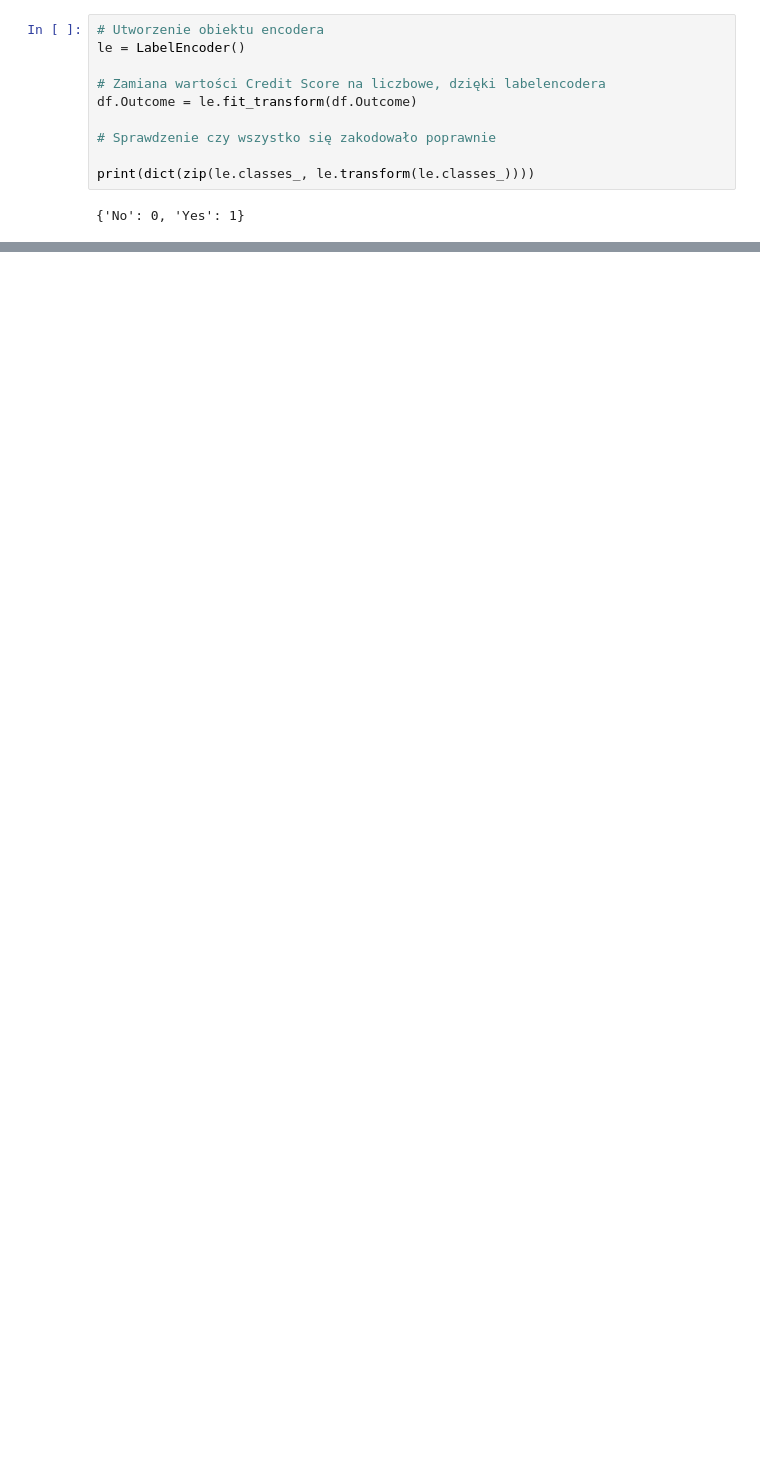
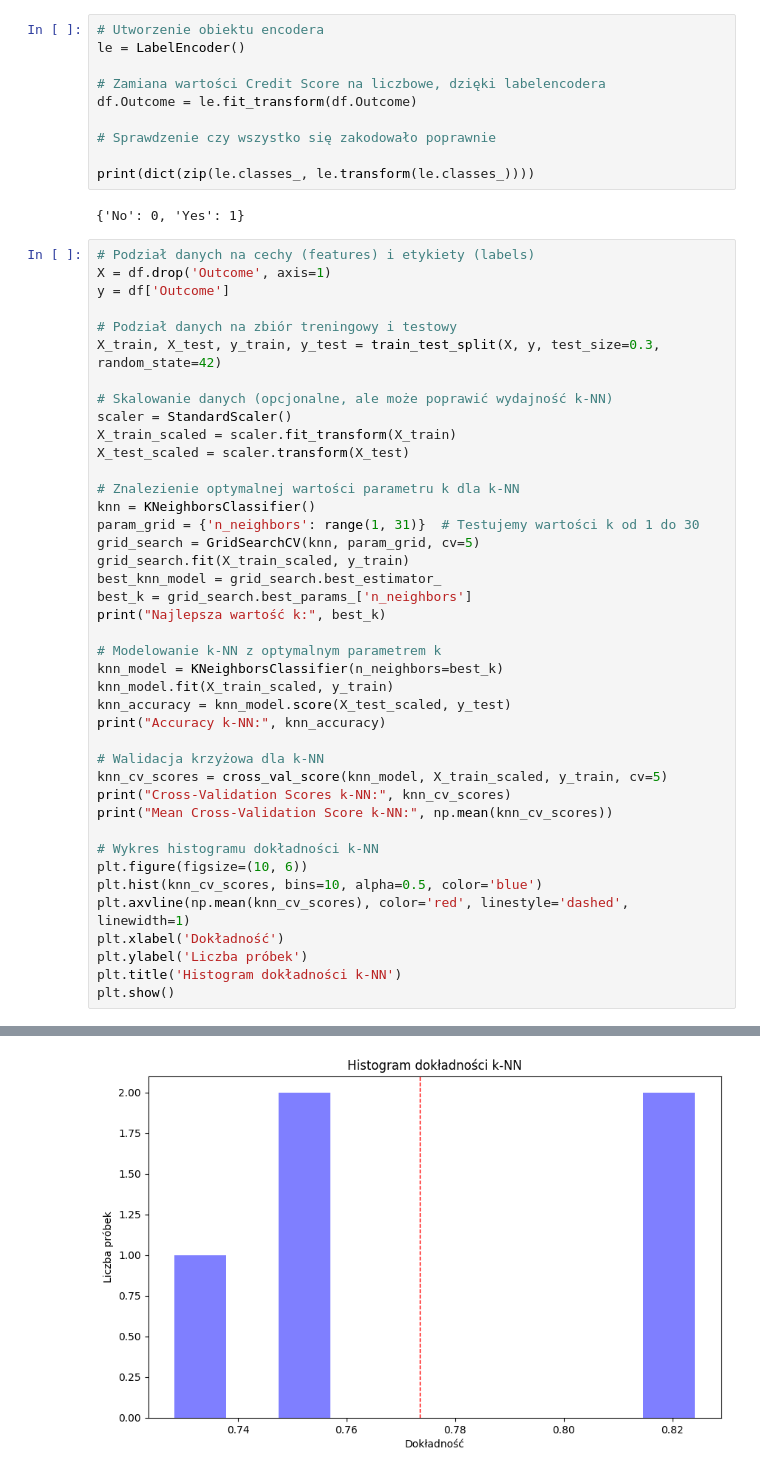
Before and after one commit to l3wandowskyy/ML_Project, a Jupyter notebook: ML_Project.ipynb, the cells around one changed output, grey strips where cells are left out. Cells and saved outputs as stored; diff of their text form; blank space fills up the shorter version.

```diff
--- a/ML_Project.ipynb
+++ b/ML_Project.ipynb
@@ -165,3 +165,45 @@ df.Outcome = le.fit_transform(df.Outcome)
 print(dict(zip(le.classes_, le.transform(le.classes_))))
 # %% [output]
 {'No': 0, 'Yes': 1}
+# %%
+# Podział danych na cechy (features) i etykiety (labels)
+X = df.drop('Outcome', axis=1)
+y = df['Outcome']
+
+# Podział danych na zbiór treningowy i testowy
+X_train, X_test, y_train, y_test = train_test_split(X, y, test_size=0.3, random_state=42)
+
+# Skalowanie danych (opcjonalne, ale może poprawić wydajność k-NN)
+scaler = StandardScaler()
+X_train_scaled = scaler.fit_transform(X_train)
+X_test_scaled = scaler.transform(X_test)
+
+# Znalezienie optymalnej wartości parametru k dla k-NN
+knn = KNeighborsClassifier()
+param_grid = {'n_neighbors': range(1, 31)}  # Testujemy wartości k od 1 do 30
+grid_search = GridSearchCV(knn, param_grid, cv=5)
+grid_search.fit(X_train_scaled, y_train)
+best_knn_model = grid_search.best_estimator_
+best_k = grid_search.best_params_['n_neighbors']
+print("Najlepsza wartość k:", best_k)
+
+# Modelowanie k-NN z optymalnym parametrem k
+knn_model = KNeighborsClassifier(n_neighbors=best_k)
+knn_model.fit(X_train_scaled, y_train)
+knn_accuracy = knn_model.score(X_test_scaled, y_test)
+print("Accuracy k-NN:", knn_accuracy)
+
+# Walidacja krzyżowa dla k-NN
+knn_cv_scores = cross_val_score(knn_model, X_train_scaled, y_train, cv=5)
+print("Cross-Validation Scores k-NN:", knn_cv_scores)
+print("Mean Cross-Validation Score k-NN:", np.mean(knn_cv_scores))
+
+# Wykres histogramu dokładności k-NN
+plt.figure(figsize=(10, 6))
+plt.hist(knn_cv_scores, bins=10, alpha=0.5, color='blue')
+plt.axvline(np.mean(knn_cv_scores), color='red', linestyle='dashed', linewidth=1)
+plt.xlabel('Dokładność')
+plt.ylabel('Liczba próbek')
+plt.title('Histogram dokładności k-NN')
+plt.show()
+# %% [output]
@@ -167,0 +214 @@ print(dict(zip(le.classes_, le.transform(le.classes_))))
+[figure, added]
```
Also changed, not shown: parts of 2 cells of this notebook.
